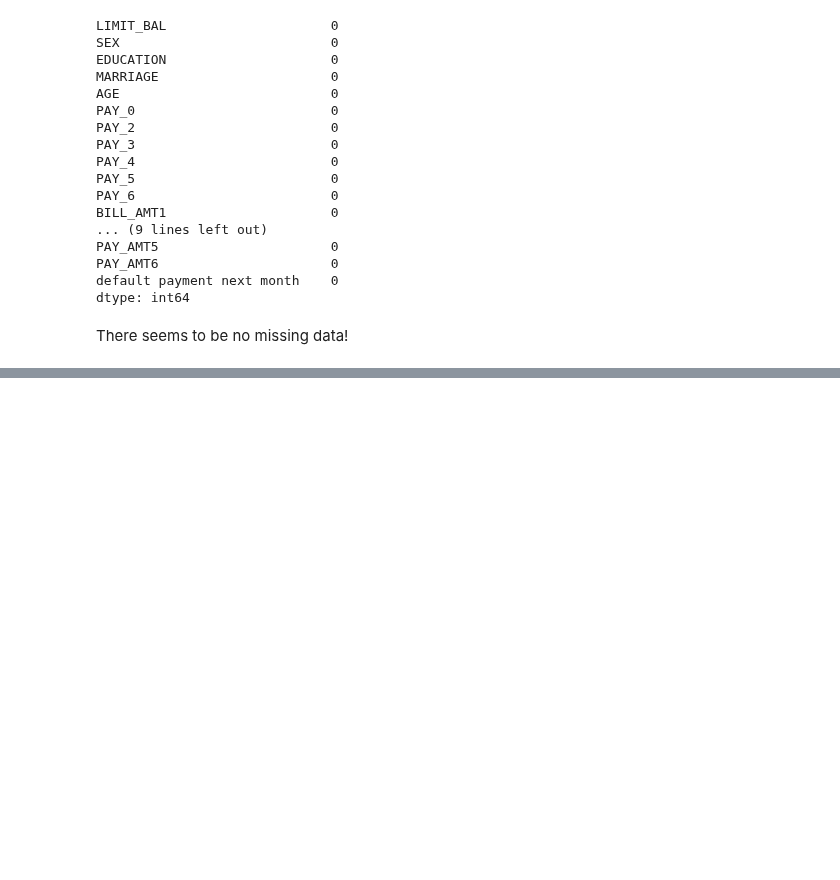
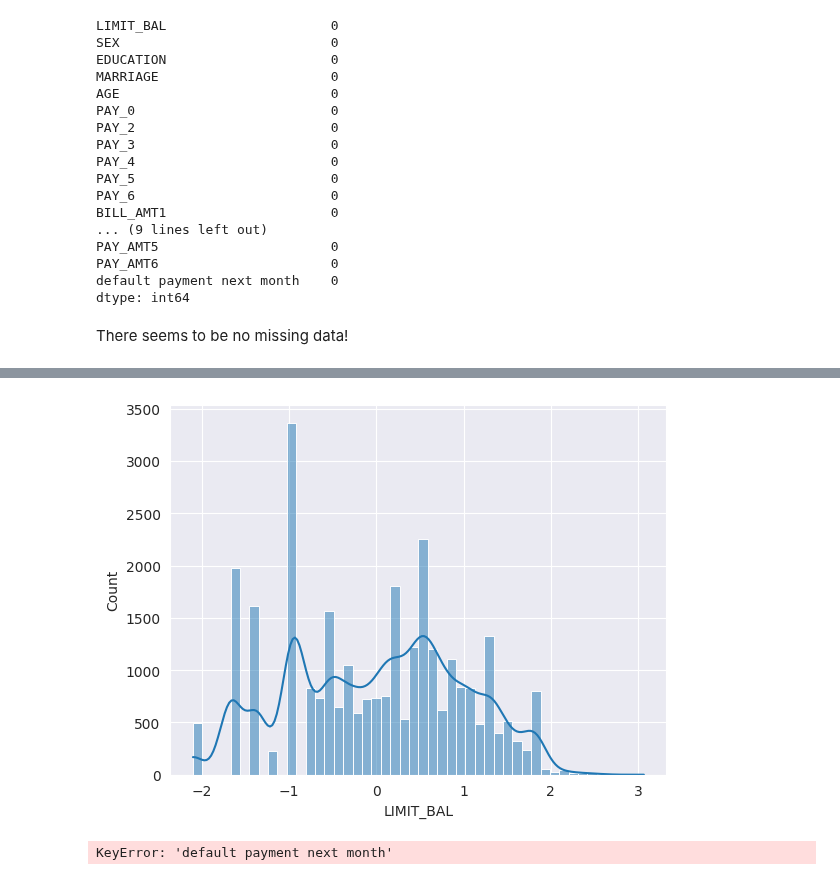
Before and after one commit to indian-coder-aarush/Learning, a Jupyter notebook: credit-card/credit-card-eda.ipynb, the cells around one changed output, grey strips where cells are left out. Saved outputs shown, nothing was run; the diff lists cells and outputs as text; code cells hidden in the pictures; blank space fills up the shorter version.

```diff
--- a/credit-card/credit-card-eda.ipynb
+++ b/credit-card/credit-card-eda.ipynb
@@ -76,0 +89,11 @@ There seems to be no missing data!
+# %%
+data["LIMIT_BAL"] = (data["LIMIT_BAL"] - data["LIMIT_BAL"].mean())/data["LIMIT_BAL"].std()
+sns.histplot(x = 'LIMIT_BAL', data = data, kde = True)
+plt.show()
+# %% [output]
+[figure, added]
+# %%
+plt.bar(x = data["SEX"], height = data.groupby("SEX").value_counts()["default payment next month"])
+plt.show()
+# %% [output]
+KeyError: 'default payment next month'
```
Also changed, not shown: parts of 6 cells of this notebook.
